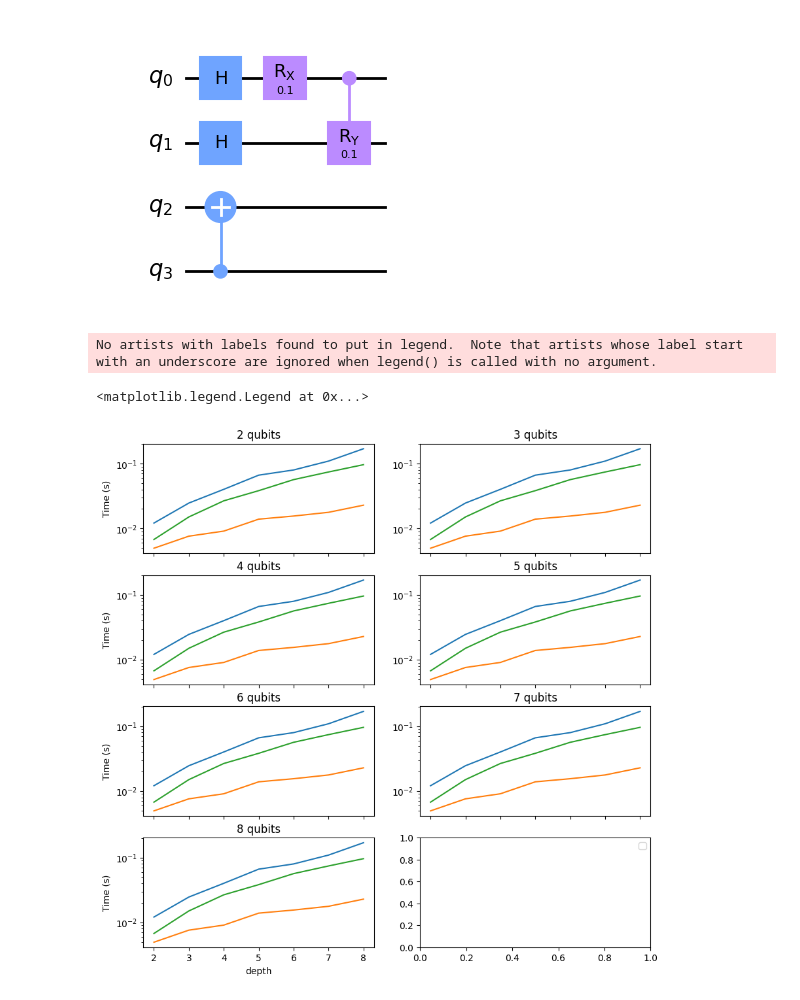
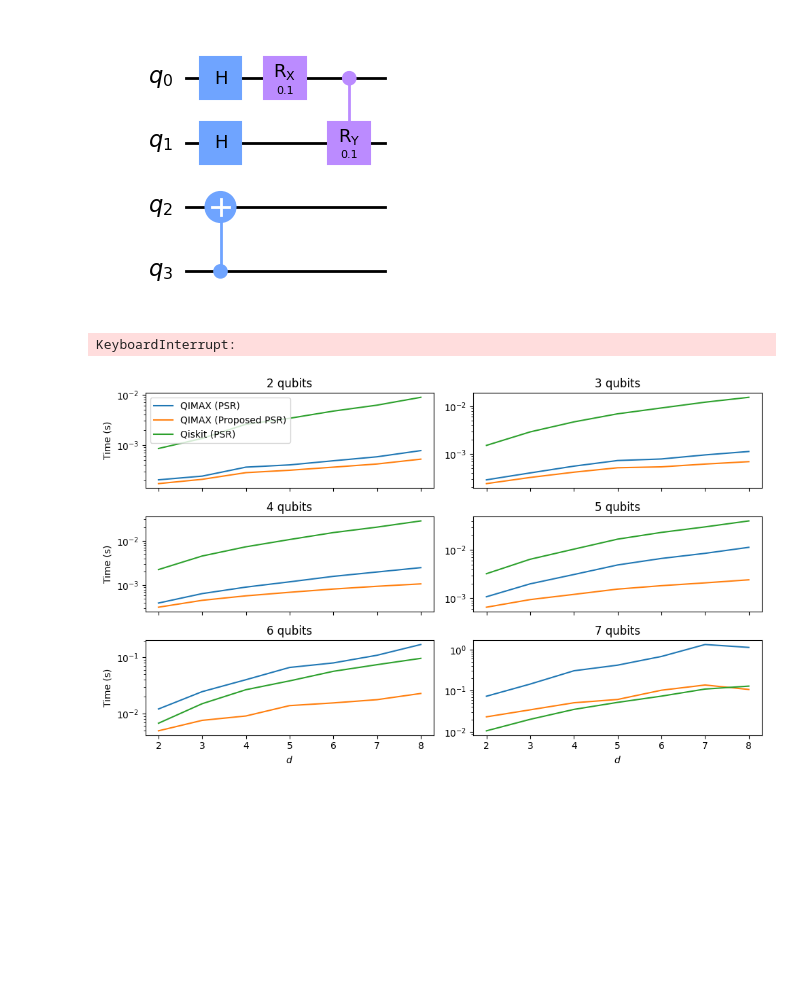
Before and after one commit to Zeusss9/fast-psr, a Jupyter notebook: entry.ipynb, the cells around one changed output. Drawn from its saved outputs; the diff is of its cells as text; code cells hidden in the pictures; blank space fills up the shorter version.

```diff
--- a/entry.ipynb
+++ b/entry.ipynb
@@ -176,15 +176,15 @@ def proposed_psr(qc):
 # %%
 import time
 
-num_qubits = list(range(2, 9))
-depths = list(range(2, 9))
+num_qubits = list(range(2, 8))
+depths = list(range(2, 31))
 time_psr = np.zeros((len(num_qubits), len(depths)))
 time_proposed_psr = np.zeros((len(num_qubits), len(depths)))
 time_qiskit = np.zeros((len(num_qubits), len(depths)))
 for i, num_qubit in enumerate(num_qubits):
     for j, depth in enumerate(depths):
             time_psrs, time_proposed_psrs, time_qiskits = [], [], []
-            for k in range(100):
+            for k in range(50):
                 qc = generate_with_pool(num_qubit, depth)
                 start = time.time()
                 result1 = psr(qc)
@@ -201,6 +201,8 @@ for i, num_qubit in enumerate(num_qubits):
             time_psr[i, j] = np.mean(time_psrs)
             time_proposed_psr[i, j] = np.mean(time_proposed_psrs)
             time_qiskit[i, j] = np.mean(time_qiskits)
+# %% [output]
+KeyboardInterrupt:
 # %%
 np.savetxt("time_psr.csv", time_psr, delimiter=",")
 np.savetxt("time_proposed_psr.csv", time_proposed_psr, delimiter=",")
@@ -208,34 +210,33 @@ np.savetxt("time_qiskit.csv", time_qiskit, delimiter=",")
 # %%
 import matplotlib.pyplot as plt
 
 depth = 5
 num_qubit = 6
-fig, axs = plt.subplots(4, 2, figsize = (10, 10))
+fig, axs = plt.subplots(3, 2, figsize = (10, 6))
 j = 0
-for i in range(2,9):
+for i in range(2,8):
     x = j // 2
     y = j % 2
-    axs[x,y].plot(range(2, 9), time_psr[num_qubit - 2][:], label = 'Standard PSR')
-    axs[x,y].plot(range(2, 9),time_proposed_psr[num_qubit - 2][:], label = 'QIMAX')
-    axs[x,y].plot(range(2, 9), time_qiskit[num_qubit - 2][:], label = 'Qiskit')
+    axs[x,y].plot(range(2, 9), time_psr[i - 2][:], label = 'QIMAX (PSR)')
+    axs[x,y].plot(range(2, 9),time_proposed_psr[i - 2][:], label = 'QIMAX (Proposed PSR)')
+    axs[x,y].plot(range(2, 9), time_qiskit[i - 2][:], label = 'Qiskit (PSR)')
 
     if y == 0:
         axs[x,y].set_ylabel('Time (s)')
     else:
         axs[x,y].set_yticklabels([])
     axs[x,y].set_xticks(range(2, 9))
-    if x == 3:
-        axs[x,y].set_xlabel('depth')
+    if x == 2:
+        axs[x,y].set_xlabel('$d$')
     else:
         axs[x,y].set_xticklabels([])
     axs[x,y].set_yscale('log')
 
     axs[x,y].set_title(f'{i} qubits')
 
     j += 1
-
-plt.legend()
+# set position of legend
+axs[0,0].legend(loc='upper left')
+plt.tight_layout()
 # %% [output]
-No artists with labels found to put in legend.  Note that artists whose label start with an underscore are ignored when legend() is called with no argument.
-<matplotlib.legend.Legend at 0x...>
-[figure, old version]
+[figure, new version]
```
Also changed, not shown: parts of 1 cell of this notebook, 4 other files.
